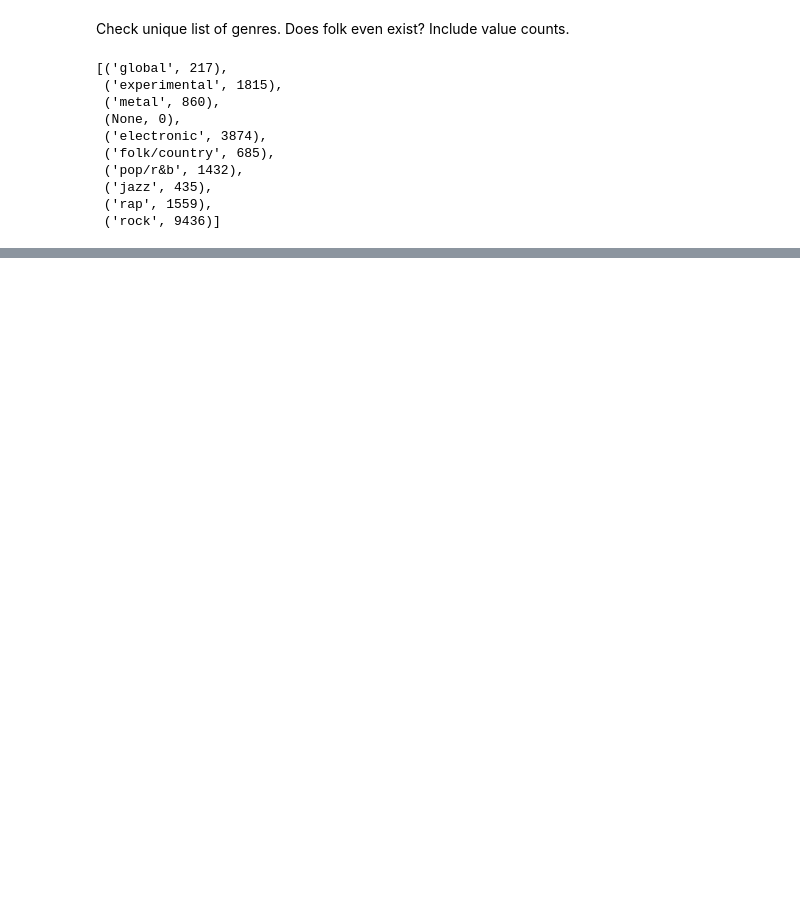
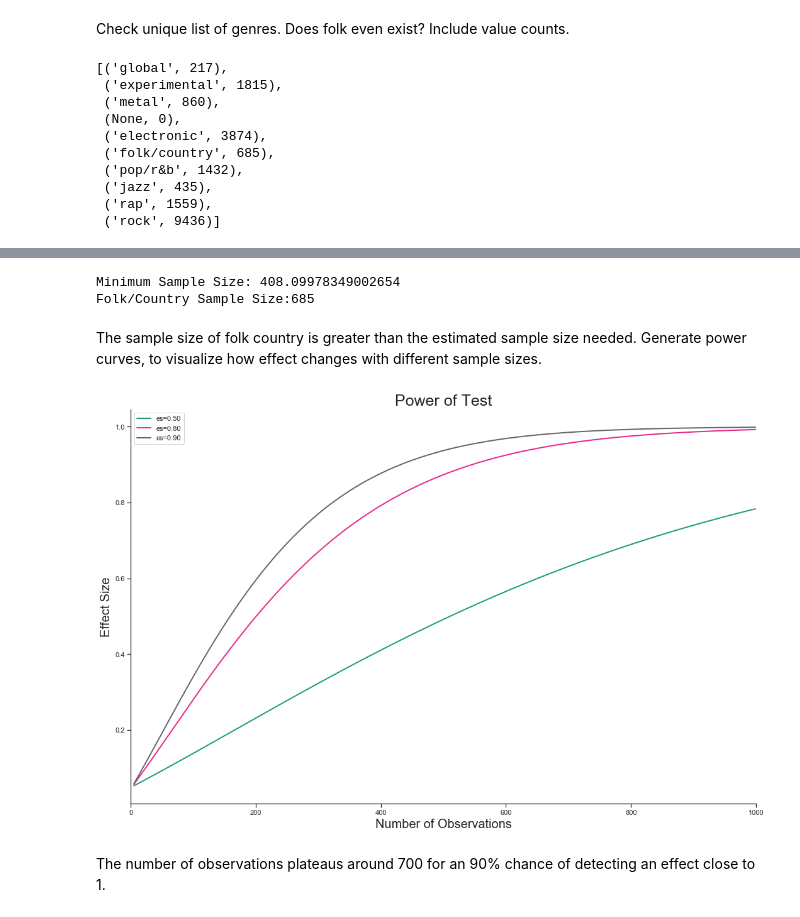
Before and after one commit to tsgreenwood-flatiron-data-science/mod2_final_project, a Jupyter notebook: explore_question2.ipynb, the cells around one changed output, grey strips where cells are left out. Cells and saved outputs as stored; diff of their text form; code cells hidden in the pictures; blank space fills up the shorter version.

```diff
--- a/explore_question2.ipynb
+++ b/explore_question2.ipynb
@@ -59,0 +192,41 @@ cur.fetchall()
+# %%
+# Initialize parameters
+effect = 0.8
+alpha = 0.05
+power = 0.8
+# Size of folk/country scores sample to all other music sample
+ratio = len(fc_df) / len(og_df)
+# Perform power analysis
+analysis = TTestIndPower()
+result = analysis.solve_power(effect, power=power, nobs1=None,
+                             ratio=ratio, alpha=alpha)
+print(f"Minimum Sample Size: {result}")
+print(f"Folk/Country Sample Size:{len(fc_df)}")
+# %% [output]
+Minimum Sample Size: 408.09978349002654
+Folk/Country Sample Size:685
+# %% [markdown]
+The sample size of folk country is greater than the estimated sample size needed. Generate power curves, to visualize how effect changes with different sample sizes.
+# %%
+# parameters for power analysis
+effect_sizes = np.array([0.5, 0.8, 0.9])
+sample_sizes = np.array(range(5, 1000))
+# Calculate multiple power analysis curves
+analysis = TTestIndPower()
+sns.set()
+sns.set_style("white", {"xtick.bottom":True, "ytick.left":True})
+fig = plt.figure(figsize=(15,10))
+ax = fig.add_subplot(1, 1, 1)
+ax = analysis.plot_power(dep_var='nobs', nobs=sample_sizes, ax=ax, ratio=ratio, effect_size=effect_sizes)
+plt.xlabel('Number of Observations', fontsize='20')
+plt.xlim(0, 1000)
+plt.ylabel('Effect Size', fontsize='20')
+plt.title('Power of Test', fontsize='25')
+sns.despine()
+plt.tight_layout()
+plt.legend()
+plt.show();
+# %% [output]
+[figure, added]
+# %% [markdown]
+The number of observations plateaus around 700 for an 90% chance of detecting an effect close to 1.
```
Also changed, not shown: parts of 28 cells of this notebook, 1 other file.
